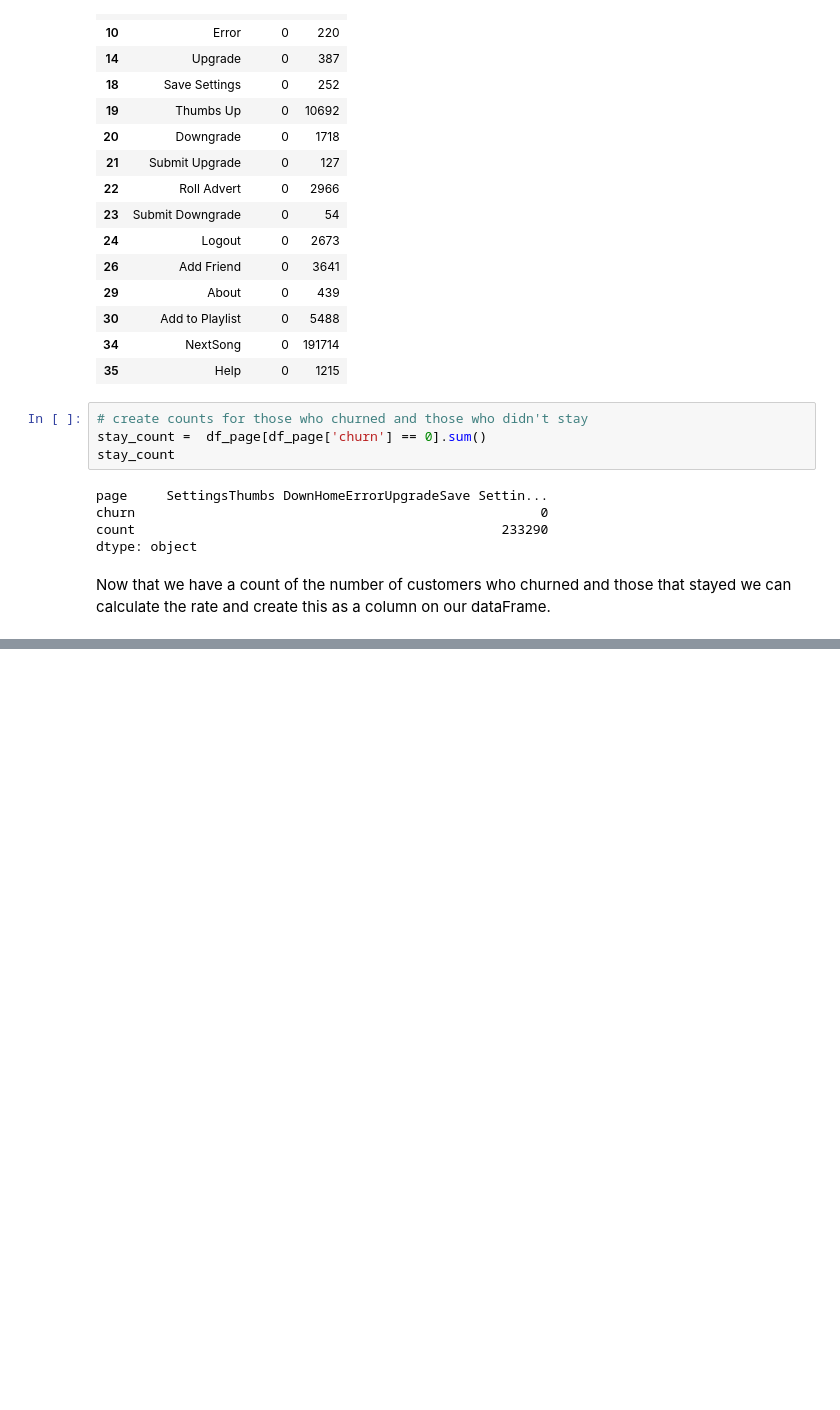
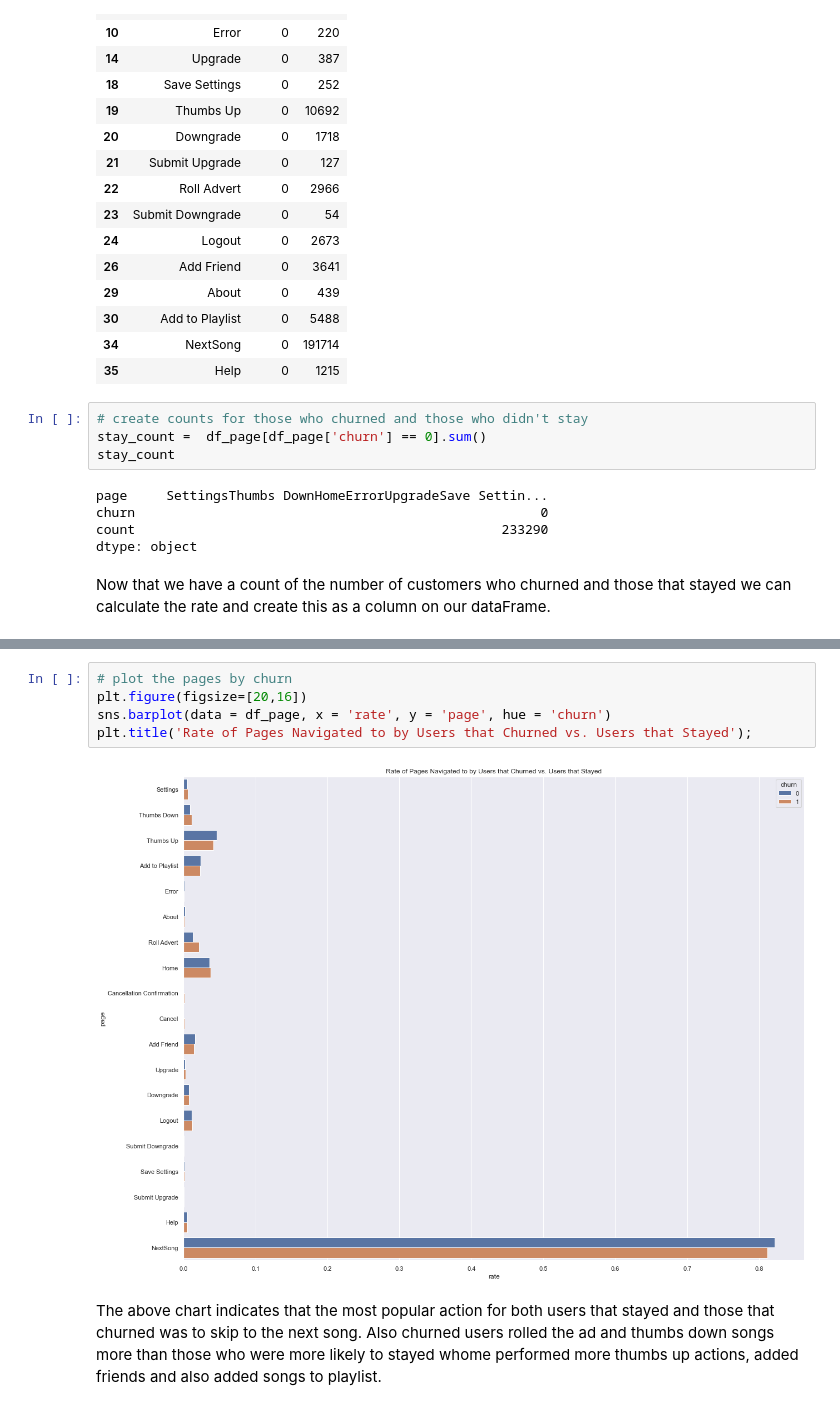
Before and after one commit to Nima-Sayyah/Sparkify, a Jupyter notebook: Sparkify.ipynb, the cells around one changed output, grey strips where cells are left out. Saved outputs shown, nothing was run; the diff lists cells and outputs as text; blank space fills up the shorter version.

```diff
--- a/Sparkify.ipynb
+++ b/Sparkify.ipynb
@@ -745,0 +764,9 @@ df_page.head(40)
+# %%
+# plot the pages by churn
+plt.figure(figsize=[20,16])
+sns.barplot(data = df_page, x = 'rate', y = 'page', hue = 'churn')
+plt.title('Rate of Pages Navigated to by Users that Churned vs. Users that Stayed');
+# %% [output]
+[figure, added]
+# %% [markdown]
+The above chart indicates that the most popular action for both users that stayed and those that churned was to skip to the next song. Also churned users rolled the ad and thumbs down songs more than those who were more likely to stayed whome performed more thumbs up actions, added friends and also added songs to playlist.
```
Also changed, not shown: parts of 4 cells of this notebook.
